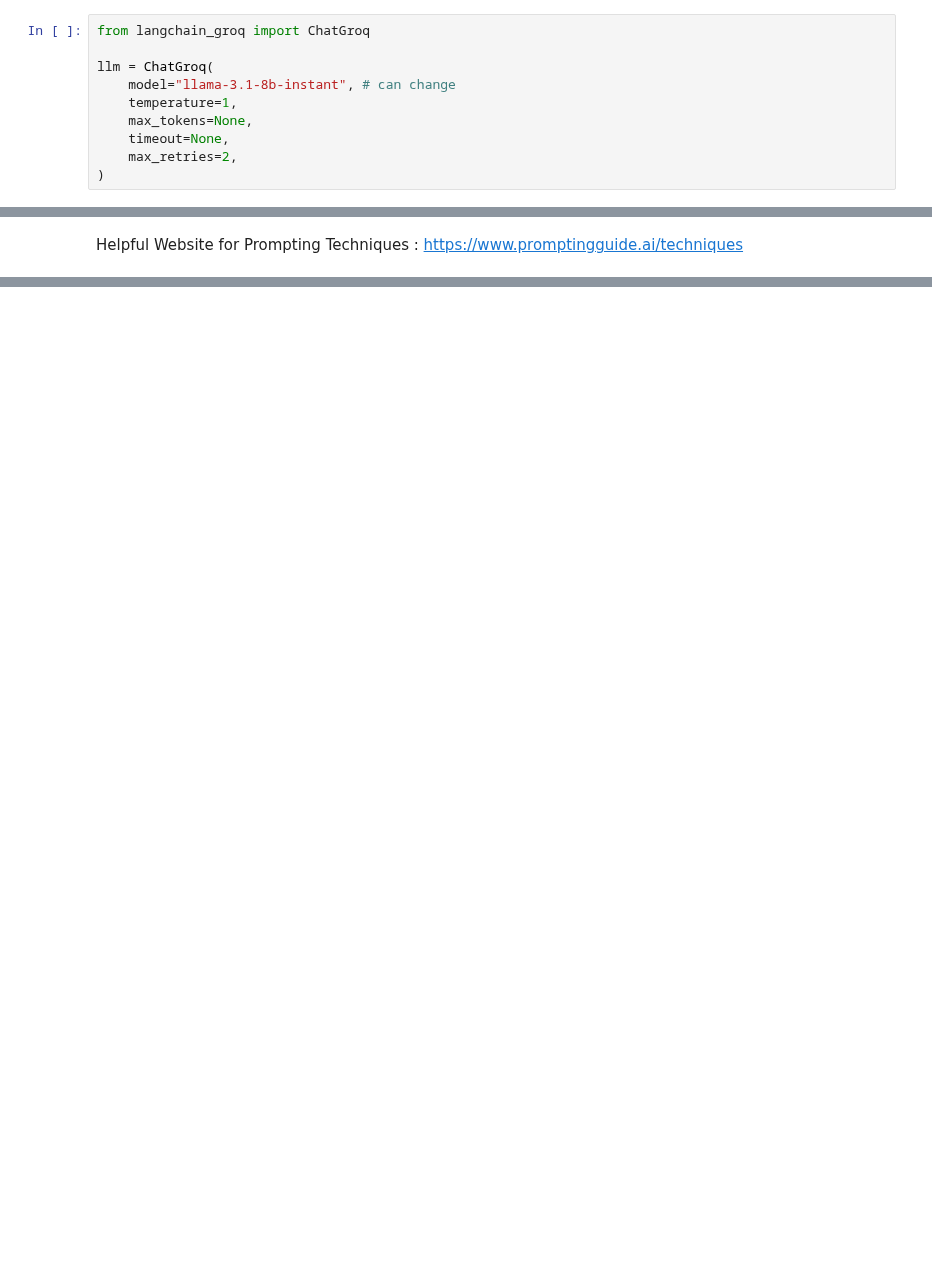
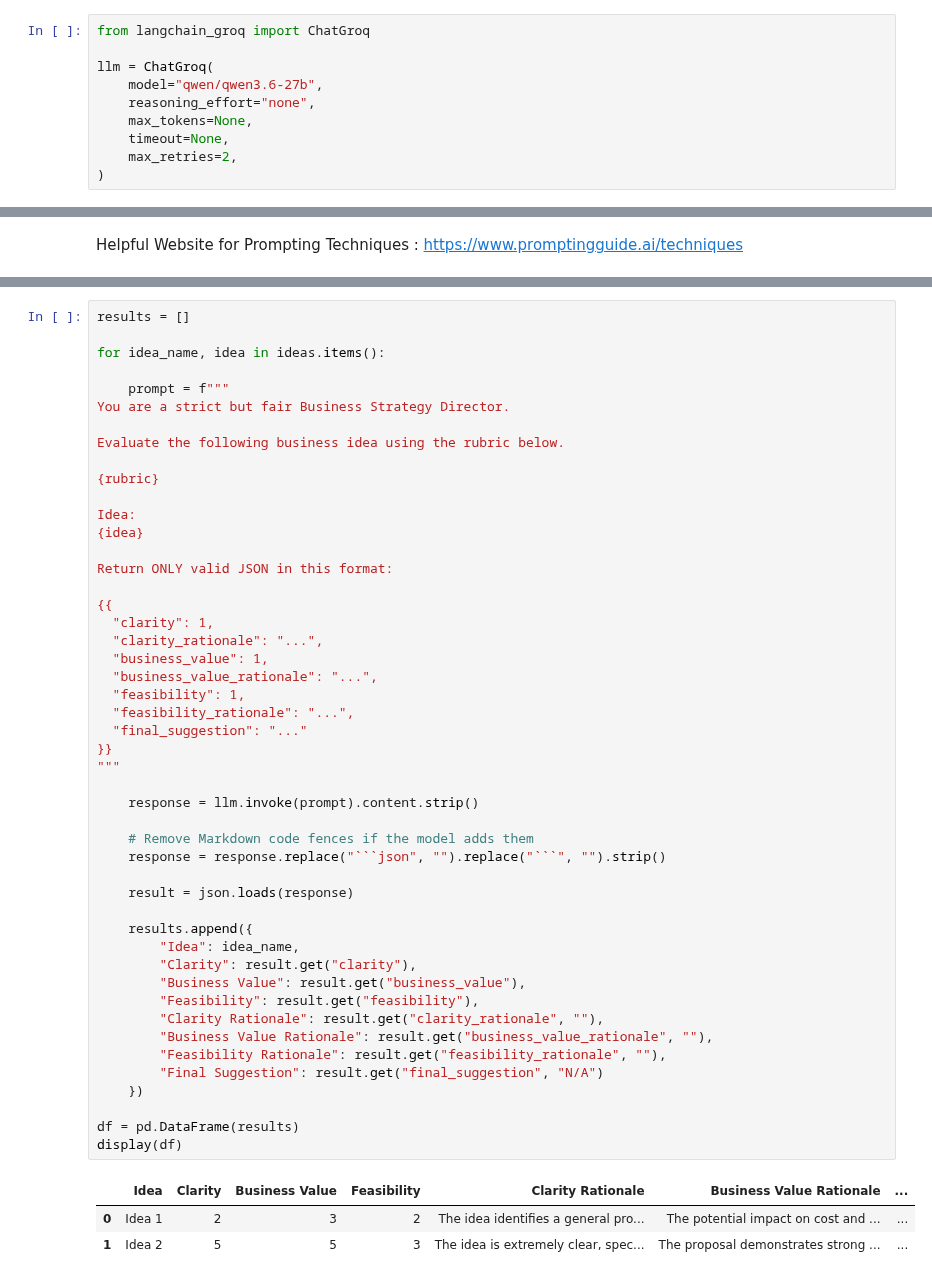
Before and after one commit to UndyingChocomint/2110531_DSDE_2026s1, a Jupyter notebook: code/Week06_GenerativeAI/3_LLM_Prompt_Engineering_Advanced_LangChain.ipynb, the cells around one changed output, grey strips where cells are left out. Drawn from its saved outputs; the diff is of its cells as text; blank space fills up the shorter version.

````diff
--- a/code/Week06_GenerativeAI/3_LLM_Prompt_Engineering_Advanced_LangChain.ipynb
+++ b/code/Week06_GenerativeAI/3_LLM_Prompt_Engineering_Advanced_LangChain.ipynb
@@ -86,8 +68,8 @@ Since this is an open-ended generation, we do not want the generation to be bori
 from langchain_groq import ChatGroq
 
 llm = ChatGroq(
-    model="llama-3.1-8b-instant", # can change
-    temperature=1,
+    model="qwen/qwen3.6-27b",
+    reasoning_effort="none",
     max_tokens=None,
     timeout=None,
     max_retries=2,
@@ -264,0 +502,52 @@ Helpful Website for Prompting Techniques : https://www.promptingguide.ai/techniq
+# %%
+results = []
+
+for idea_name, idea in ideas.items():
+
+    prompt = f"""
+You are a strict but fair Business Strategy Director.
+
+Evaluate the following business idea using the rubric below.
+
+{rubric}
+
+Idea:
+{idea}
+
+Return ONLY valid JSON in this format:
+
+{{
+  "clarity": 1,
+  "clarity_rationale": "...",
+  "business_value": 1,
+  "business_value_rationale": "...",
+  "feasibility": 1,
+  "feasibility_rationale": "...",
+  "final_suggestion": "..."
+}}
+"""
+
+    response = llm.invoke(prompt).content.strip()
+
+    # Remove Markdown code fences if the model adds them
+    response = response.replace("```json", "").replace("```", "").strip()
+
+    result = json.loads(response)
+
+    results.append({
+        "Idea": idea_name,
+        "Clarity": result.get("clarity"),
+        "Business Value": result.get("business_value"),
+        "Feasibility": result.get("feasibility"),
+        "Clarity Rationale": result.get("clarity_rationale", ""),
+        "Business Value Rationale": result.get("business_value_rationale", ""),
+        "Feasibility Rationale": result.get("feasibility_rationale", ""),
+        "Final Suggestion": result.get("final_suggestion", "N/A")
+    })
+
+df = pd.DataFrame(results)
+display(df)
+# %% [output]
+|  | Idea | Clarity | Business Value | Feasibility | Clarity Rationale | Business Value Rationale | ... |
+| 0 | Idea 1 | 2 | 3 | 2 | The idea identifies a general pro... | The potential impact on cost and ... | ... |
+| 1 | Idea 2 | 5 | 5 | 3 | The idea is extremely clear, spec... | The proposal demonstrates strong ... | ... |
````
Also changed, not shown: parts of 71 cells of this notebook.
